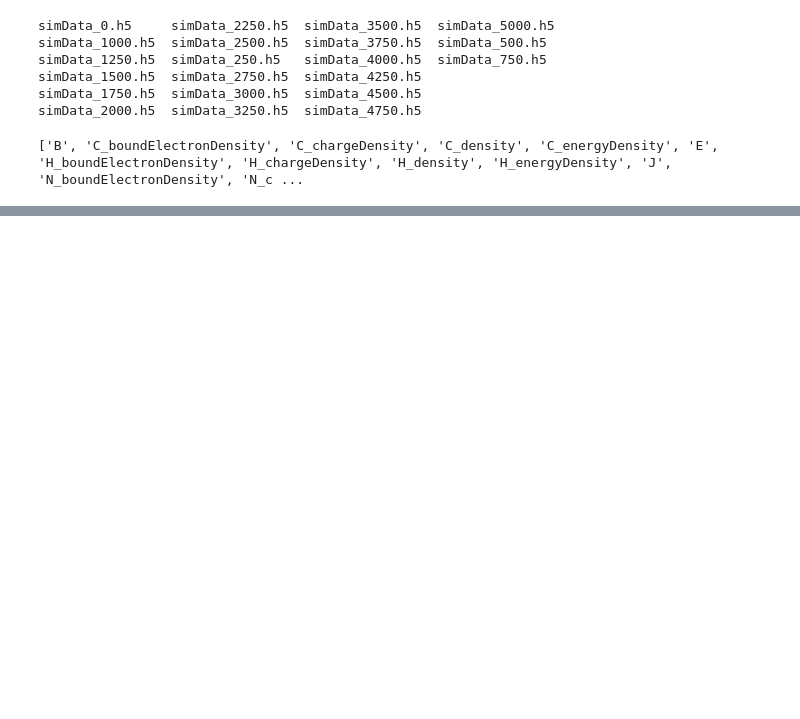
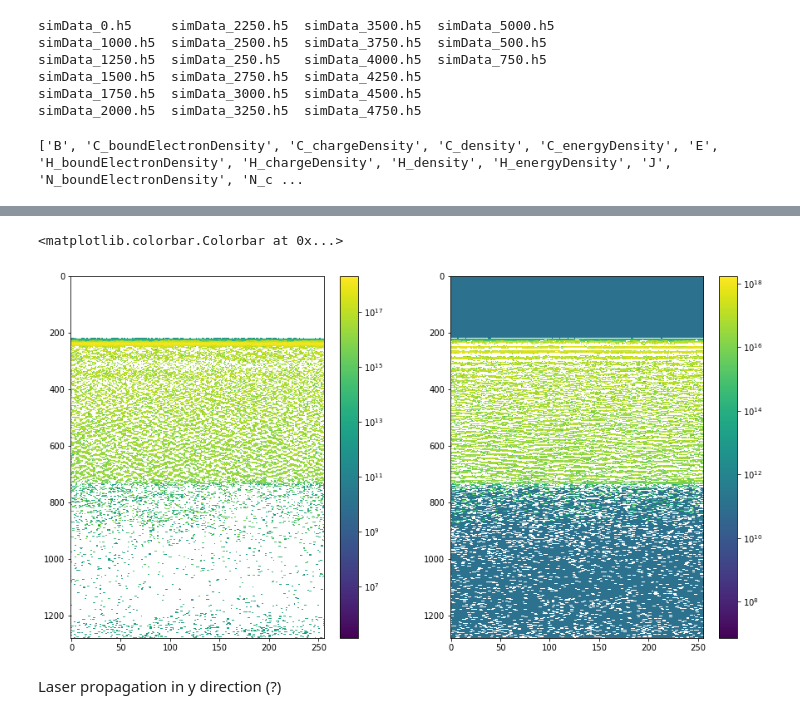
Before and after one commit to pordyna/fdrot, a Jupyter notebook: openPMD_example_data_load.ipynb, the cells around one changed output, grey strips where cells are left out. Cells and saved outputs as stored; diff of their text form; code cells hidden in the pictures; blank space fills up the shorter version.

```diff
--- a/openPMD_example_data_load.ipynb
+++ b/openPMD_example_data_load.ipynb
@@ -37,0 +59,19 @@ plt.imshow(n_e.T, norm = LogNorm(), aspect='auto')
+# %%
+J_x_h5py = f['data/5000/fields/J/x']
+J_y_h5py = f['data/5000/fields/J/y']
+J_z_h5py = f['data/5000/fields/J/z']
+# %%
+J_x = J_x_h5py.value * J_x_h5py.attrs['unitSI']
+J_y = J_y_h5py.value * J_y_h5py.attrs['unitSI']
+J_z = J_z_h5py.value * J_z_h5py.attrs['unitSI']
+# %%
+fig, axis = plt.subplots(1,2, figsize=(15,8))
+axis[0].imshow(J_x, norm=LogNorm(), aspect='auto')
+axis[1].imshow(J_y, norm=LogNorm(), aspect='auto')
+fig.colorbar(axis[0].images[0], ax=axis[0])
+fig.colorbar(axis[1].images[0], ax=axis[1])
+# %% [output]
+<matplotlib.colorbar.Colorbar at 0x...>
+[figure, added]
+# %% [markdown]
+Laser propagation in y direction (?)
```
Also changed, not shown: parts of 8 cells of this notebook, 2 other files.
